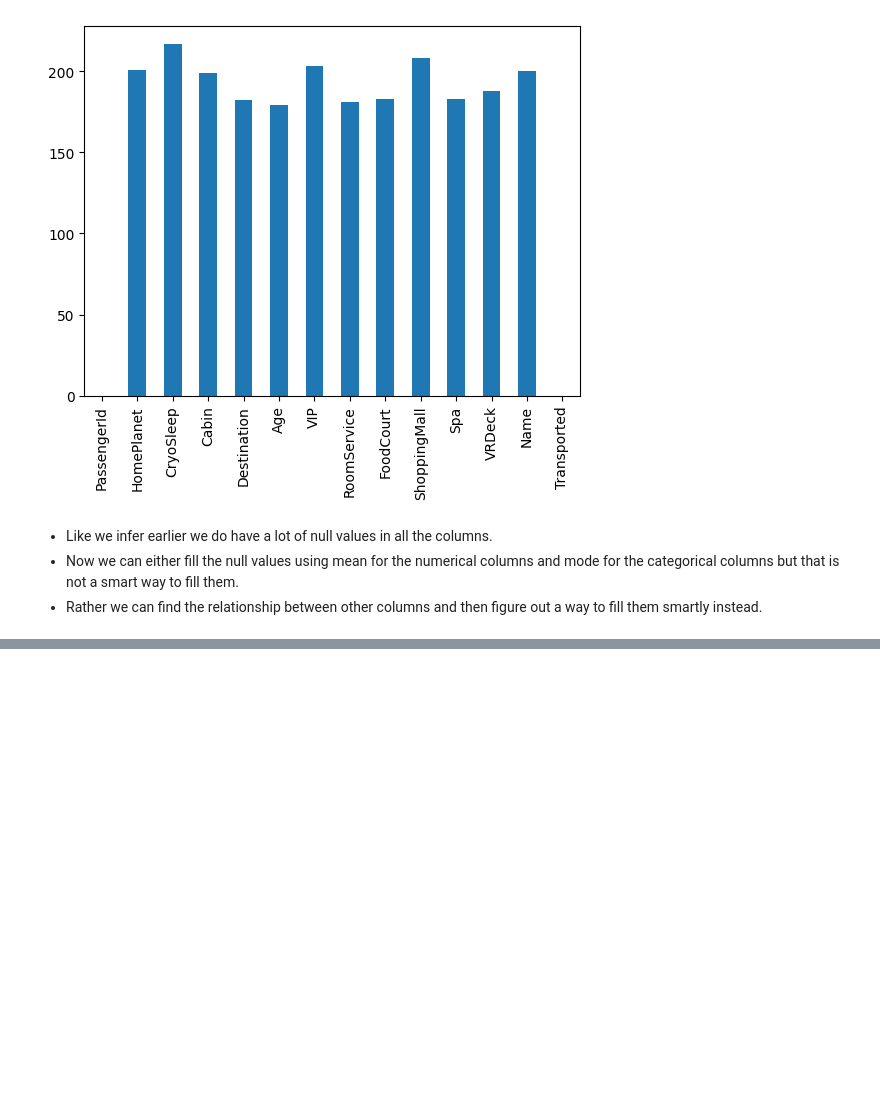
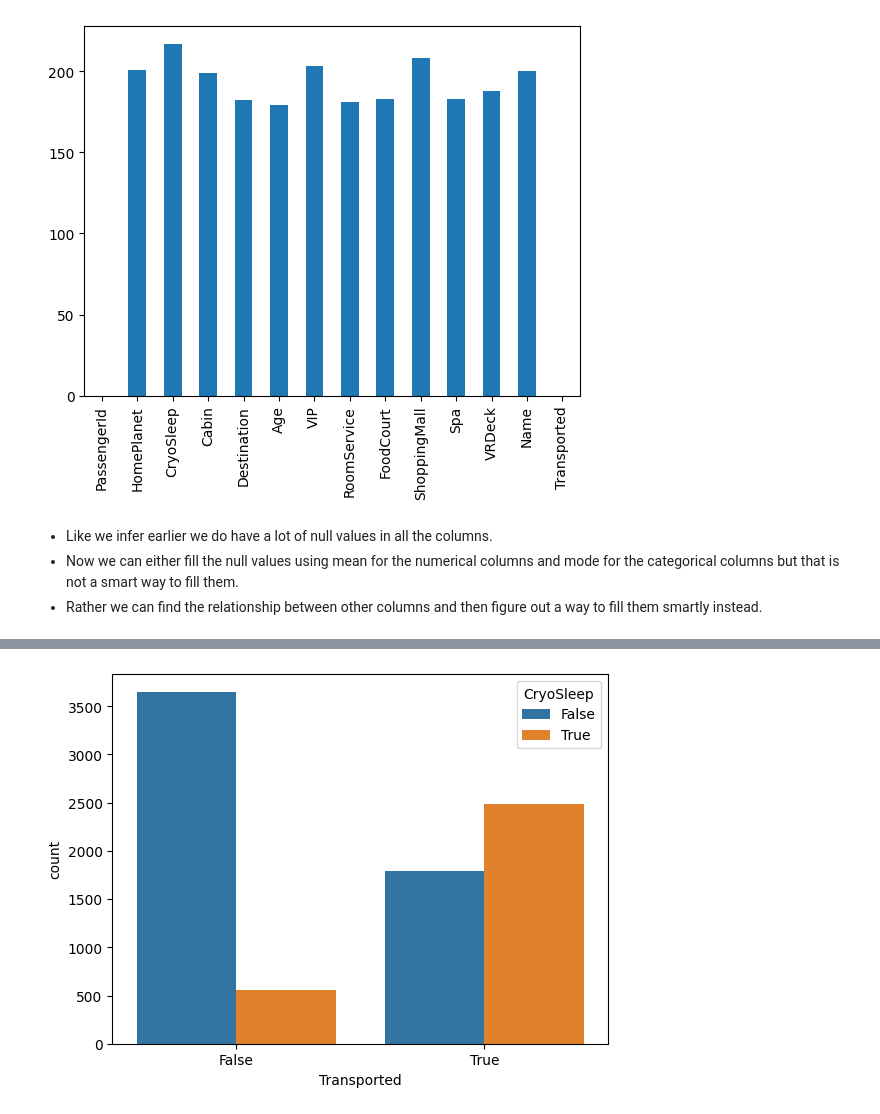
Before and after one commit to rizz045/Spaceship-Titanic-Project-using-Machine-Learning, a Jupyter notebook: Spaceship_Titanic_Project_using_Machine_Learning.ipynb, the cells around one changed output, grey strips where cells are left out. Saved outputs shown, nothing was run; the diff lists cells and outputs as text; code cells hidden in the pictures; blank space fills up the shorter version.

```diff
--- a/Spaceship_Titanic_Project_using_Machine_Learning.ipynb
+++ b/Spaceship_Titanic_Project_using_Machine_Learning.ipynb
@@ -115,0 +165,8 @@ plt.show()
+# %%
+temp = df[df['Age']<61]['Age'].mean()
+df['Age'] = df['Age'].fillna(temp)
+# %%
+sns.countplot(data=df, x='Transported', hue='CryoSleep')
+plt.show()
+# %% [output]
+[figure, added]
```
Also changed, not shown: parts of 16 cells of this notebook.
